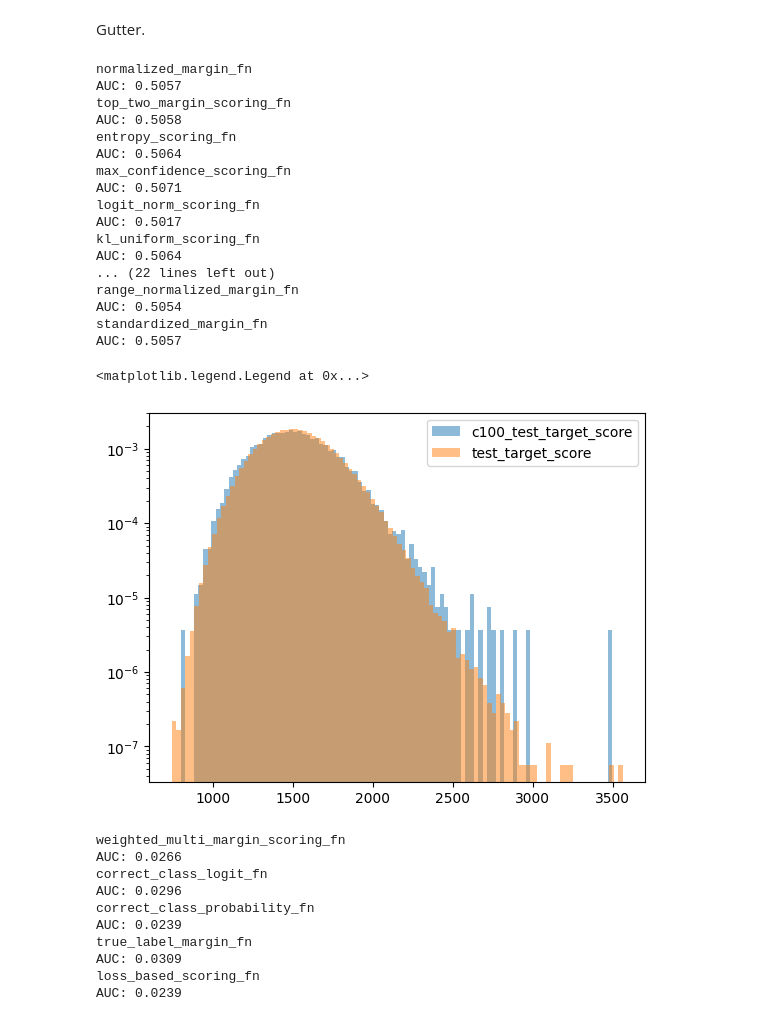
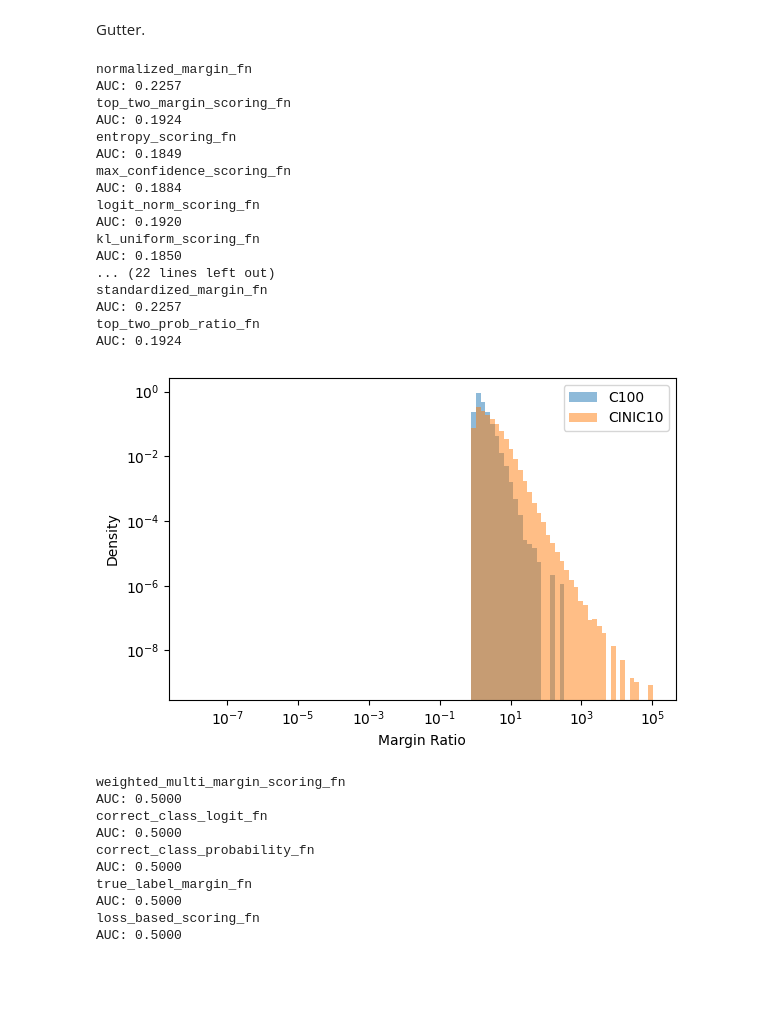
Before and after one commit to neilkale/quantile-mia, a Jupyter notebook: image_QMIA/explore_data_interactive.ipynb, the cells around one changed output. Cells and saved outputs as stored; diff of their text form; code cells hidden in the pictures; blank space fills up the shorter version.

```diff
--- a/image_QMIA/explore_data_interactive.ipynb
+++ b/image_QMIA/explore_data_interactive.ipynb
@@ -304,6 +292,11 @@ def standardized_margin_fn(logits):
     top2, _ = torch.sort(normed, dim=1, descending=True)
     return top2[:, 0] - top2[:, 1]
 
+def top_two_prob_ratio_fn(logits):
+    p = torch.softmax(logits, dim=1)
+    top2, _ = torch.topk(p, 2, dim=1)
+    return top2[:, 0] / (top2[:, 1] + 1e-12)
+
 functions = [
     normalized_margin_fn,
     top_two_margin_scoring_fn,
@@ -318,43 +311,61 @@ functions = [
     prob_std_fn,
     l1_l2_ratio_fn,
     temperature_scaled_confidence_fn,
-    logit_l1_norm_fn,
     logit_linfty_norm_fn,
     max_to_l2_ratio_fn,
     margin_ratio_fn,
     range_normalized_margin_fn,
     standardized_margin_fn,
+    top_two_prob_ratio_fn
 ]
 
 for scoring_fn in functions:
     print(scoring_fn.__name__)
-    evaluate_score_fn(scoring_fn, test_target_logits, test_targets, private_target_logits, private_targets)
+    evaluate_score_fn(scoring_fn, test_target_logits, test_targets, c100_test_target_logits, c100_test_targets)
 # %% [output]
 normalized_margin_fn
-AUC: 0.5057
+AUC: 0.2257
 top_two_margin_scoring_fn
-AUC: 0.5058
+AUC: 0.1924
 entropy_scoring_fn
-AUC: 0.5064
+AUC: 0.1849
 max_confidence_scoring_fn
-AUC: 0.5071
+AUC: 0.1884
 logit_norm_scoring_fn
-AUC: 0.5017
+AUC: 0.1920
 kl_uniform_scoring_fn
-AUC: 0.5064
+AUC: 0.1850
 ... (22 lines left out)
-range_normalized_margin_fn
-AUC: 0.5054
 standardized_margin_fn
-AUC: 0.5057
+AUC: 0.2257
+top_two_prob_ratio_fn
+AUC: 0.1924
 # %%
-plt.hist(logit_l1_norm_fn(c100_test_target_logits), bins=100, density=True, alpha=0.5, label="c100_test_target_score")
-plt.hist(logit_l1_norm_fn(test_target_logits), density=True, bins=100, alpha=0.5, label="test_target_score")
+scores1 = margin_ratio_fn(c100_test_target_logits).cpu().numpy()
+scores2 = margin_ratio_fn(test_target_logits).cpu().numpy()
+
+# 2) define log‐spaced bins over the full range
+eps = 1e-8
+lo = max(scores1.min().clip(min=eps), scores2.min().clip(min=eps))
+hi = max(scores1.max(), scores2.max())
+bins = np.logspace(np.log10(lo), np.log10(hi), 100)
+
+# 3) plot
+plt.figure(figsize=(6,4))
+plt.hist(scores1, bins=bins, density=True, alpha=0.5,
+         label="C100", histtype='stepfilled', log=True)
+plt.hist(scores2, bins=bins, density=True, alpha=0.5,
+         label="CINIC10", histtype='stepfilled', log=True)
+
+plt.xscale('log')
 plt.yscale('log')
+plt.xlabel("Margin Ratio")
+plt.ylabel("Density")
 plt.legend()
+plt.tight_layout()
+plt.show()
 # %% [output]
-<matplotlib.legend.Legend at 0x...>
-[figure, old version]
+[figure, new version]
 # %%
 from matplotlib import pyplot as plt
 from sklearn.metrics import roc_auc_score
@@ -453,18 +464,18 @@ functions = [
 
 for scoring_fn in functions:
     print(scoring_fn.__name__)
-    evaluate_score_fn(scoring_fn, test_target_logits, test_targets, c100_test_target_logits, c100_test_targets)
+    evaluate_score_fn(scoring_fn, test_target_logits, test_targets, test_target_logits, test_targets)
 # %% [output]
 weighted_multi_margin_scoring_fn
-AUC: 0.0266
+AUC: 0.5000
 correct_class_logit_fn
-AUC: 0.0296
+AUC: 0.5000
 correct_class_probability_fn
-AUC: 0.0239
+AUC: 0.5000
 true_label_margin_fn
-AUC: 0.0309
+AUC: 0.5000
 loss_based_scoring_fn
-AUC: 0.0239
+AUC: 0.5000
 # %%
 plt.hist(correct_class_logit_fn(c100_test_target_logits, c100_test_targets), bins=100, density=True, alpha=0.5, label="c100_test_target_score")
 plt.hist(correct_class_logit_fn(test_target_logits, test_targets), density=True, bins=100, alpha=0.5, label="test_target_score")
```
Also changed, not shown: parts of 6 cells of this notebook, 7 other files.
